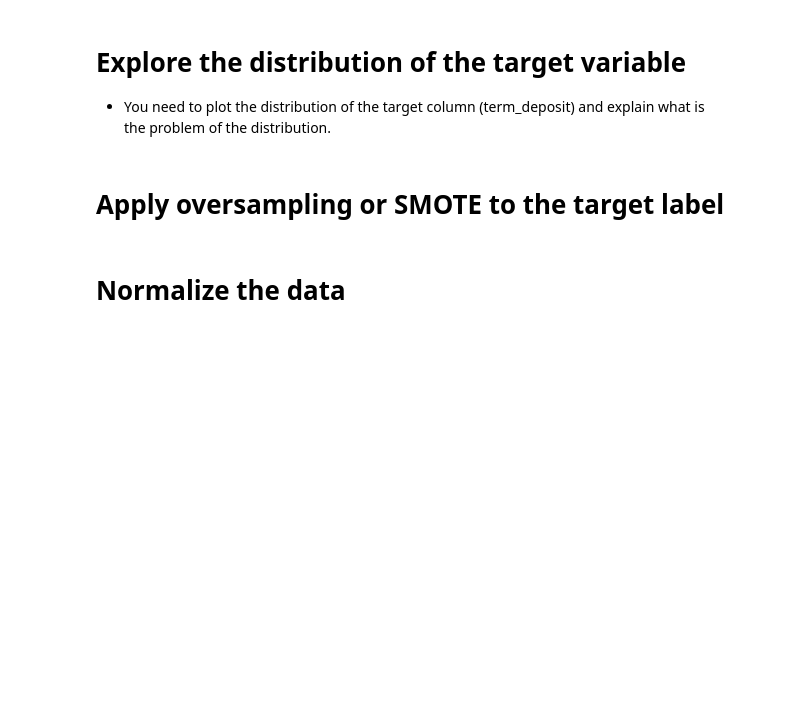
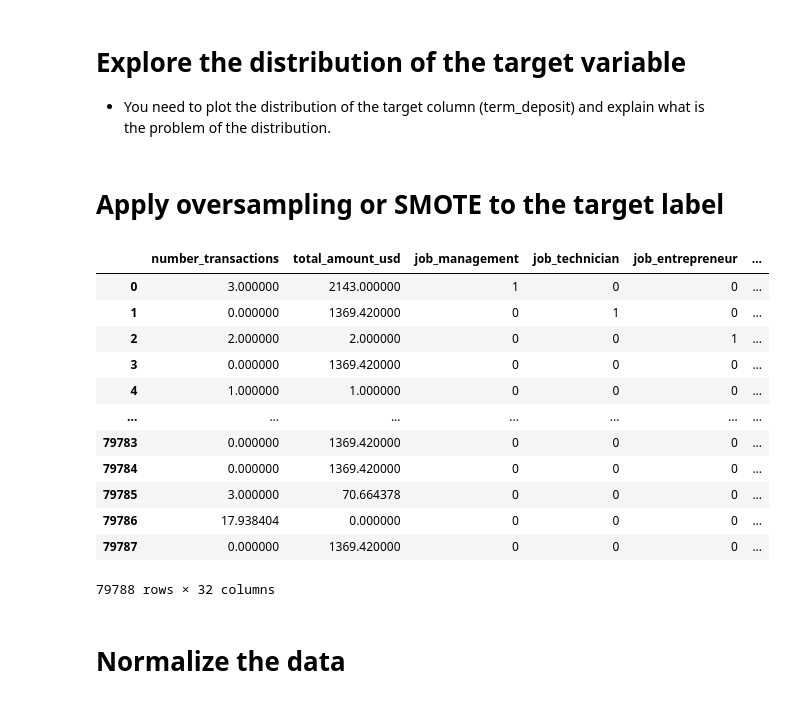
Before and after one commit to Tuwaiq-Data-Science-Bootcamp-V5/Preprocessing_Lab1, a Jupyter notebook: Preprocessing.ipynb, the cells around one changed output. Cells and saved outputs as stored; diff of their text form; code cells hidden in the pictures; blank space fills up the shorter version.

```diff
--- a/Preprocessing.ipynb
+++ b/Preprocessing.ipynb
@@ -3,2 +17,5 @@
 # %% [markdown]
 # Load and preview the data
+# %%
+df = pd.read_pickle('users_data_final.pickle')
+df.head()
@@ -10,7 +59,34 @@
 # Explore the distribution of the target variable
 
 - You need to plot the distribution of the target column (term_deposit) and explain what is the problem of the distribution.
+# %%
+df['term_deposit'] = df['term_deposit'].replace({True: 1, False: 0})
+
+fig = px.histogram(df,x='term_deposit')
+fig.show()
 # %% [markdown]
 # Apply oversampling or SMOTE to the target label
+# %%
+x = df.drop(columns = 'term_deposit')
+x = x.drop(columns = 'user_id')
+y = df['term_deposit']
+sm = SMOTE()
+x1, y1 = sm.fit_resample(x, y)
+df1 = pd.concat([pd.DataFrame(x1), pd.Series(y1)], axis=1)
+df1
+# %% [output]
+|  | number_transactions | total_amount_usd | job_management | job_technician | job_entrepreneur | ... |
+| 0 | 3.000000 | 2143.000000 | 1 | 0 | 0 | ... |
+| 1 | 0.000000 | 1369.420000 | 0 | 1 | 0 | ... |
+| 2 | 2.000000 | 2.000000 | 0 | 0 | 1 | ... |
+| 3 | 0.000000 | 1369.420000 | 0 | 0 | 0 | ... |
+| 4 | 1.000000 | 1.000000 | 0 | 0 | 0 | ... |
+| ... | ... | ... | ... | ... | ... | ... |
+| 79783 | 0.000000 | 1369.420000 | 0 | 0 | 0 | ... |
+| 79784 | 0.000000 | 1369.420000 | 0 | 0 | 0 | ... |
+| 79785 | 3.000000 | 70.664378 | 0 | 0 | 0 | ... |
+| 79786 | 17.938404 | 0.000000 | 0 | 0 | 0 | ... |
+| 79787 | 0.000000 | 1369.420000 | 0 | 0 | 0 | ... |
+79788 rows × 32 columns
 # %% [markdown]
 # Normalize the data
```
Also changed, not shown: parts of 7 cells of this notebook.
